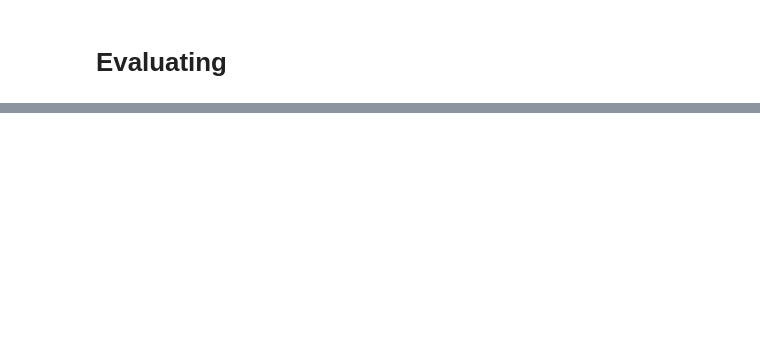
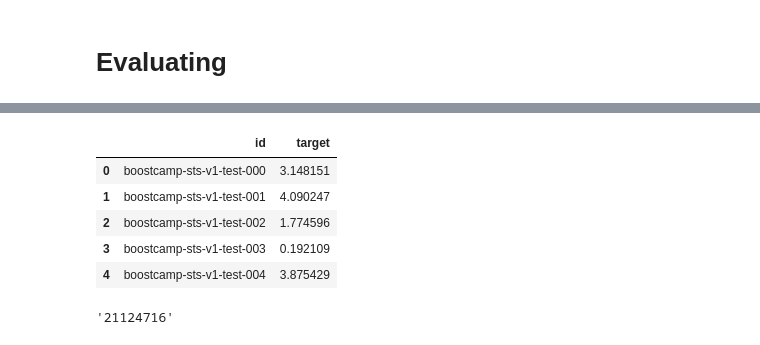
Before and after one commit to boostcampaitech7/level1-semantictextsimilarity-nlp-16, a Jupyter notebook: kkj.ipynb, the cells around one changed output, grey strips where cells are left out. Saved outputs shown, nothing was run; the diff lists cells and outputs as text; code cells hidden in the pictures; blank space fills up the shorter version.

Commit message:
chore: test code

```diff
--- a/kkj.ipynb
+++ b/kkj.ipynb
@@ -431,2 +432,10 @@ LOCAL_RANK: 0 - CUDA_VISIBLE_DEVICES: [0]
 # %% [markdown]
 # Evaluating
+# %%
+wandb.login(key='dfae2bfa701b636a0c1d84ddd928a19f5e17c2f5')
+
+api = wandb.Api()
+run = api.run("kangjun205/Level1_STS/dlyeghmc")
+
+model_file = run.file("model.pth").download()
+config = run.config
@@ -433,11 +445,15 @@ LOCAL_RANK: 0 - CUDA_VISIBLE_DEVICES: [0]
+# %%
+checkpoint_path = "saved/best-model-20175906-v2.ckpt"
+model = STSModel.load_from_checkpoint(checkpoint_path)
 # %%
 test = pd.read_csv('data/test.csv')
+
+tokenizer = get_tokenizer(config['MODEL_NAME'])
 dataloader = TextDataLoader(
     tokenizer=tokenizer,
     max_len=config['MAX_LEN'],
     test_data=test,
-    truncation=True,
-    batch_size=config['BATCH_SIZE']
+    truncation=True
 )
 
 trainer = Trainer(
@@ -445,7 +461,8 @@ trainer = Trainer(
     devices=1
 )
 
-trainer.predict(model, dataloader)
+preds = trainer.predict(model, dataloader)
+all_pred = [val for pred in preds for val in pred]
 # %% [output]
 GPU available: True (cuda), used: True
 TPU available: False, using: 0 TPU cores
@@ -472,0 +472,17 @@ LOCAL_RANK: 0 - CUDA_VISIBLE_DEVICES: [0]
+# %%
+submission = pd.read_csv('data/sample_submission.csv')
+submission['target'] = all_pred
+display(submission.head())
+
+submission.to_csv('data/submission.csv', index=False)
+# %% [output]
+|  | id | target |
+| 0 | boostcamp-sts-v1-test-000 | 3.148151 |
+| 1 | boostcamp-sts-v1-test-001 | 4.090247 |
+| 2 | boostcamp-sts-v1-test-002 | 1.774596 |
+| 3 | boostcamp-sts-v1-test-003 | 0.192109 |
+| 4 | boostcamp-sts-v1-test-004 | 3.875429 |
+# %%
+datetime.datetime.now().strftime('%d%H%M%S')
+# %% [output]
+'21124716'
```
Also changed, not shown: parts of 9 cells of this notebook.
